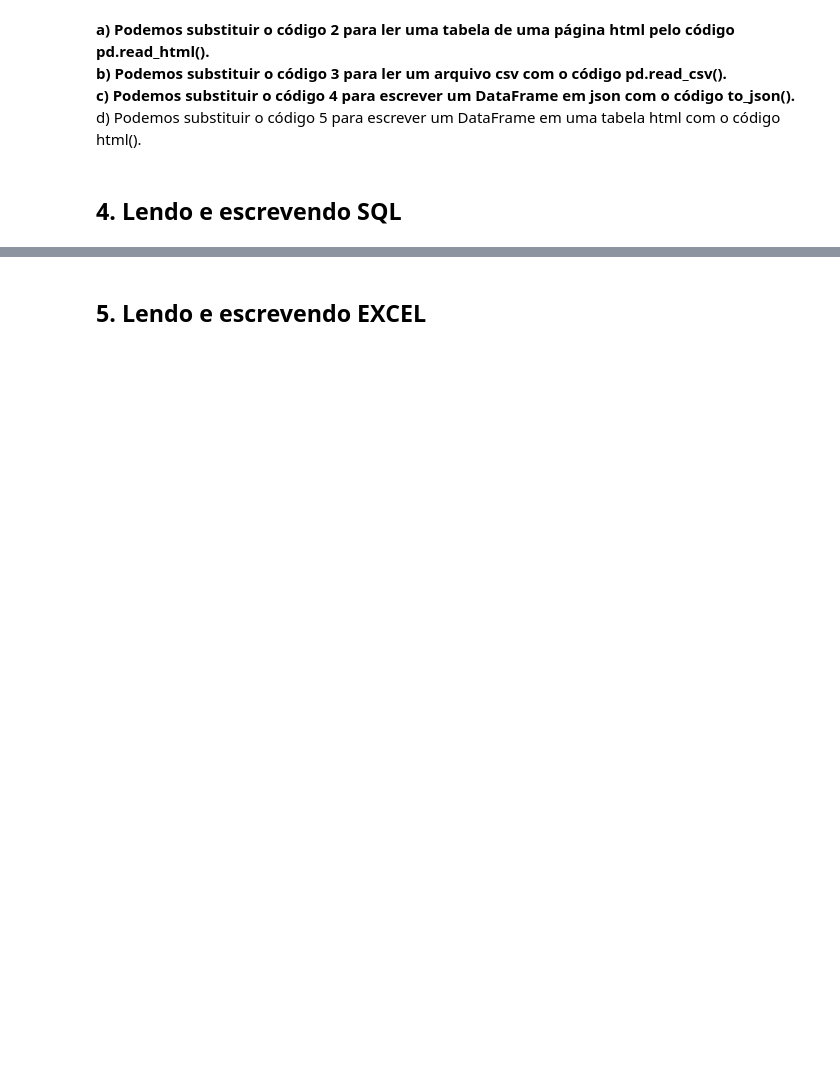
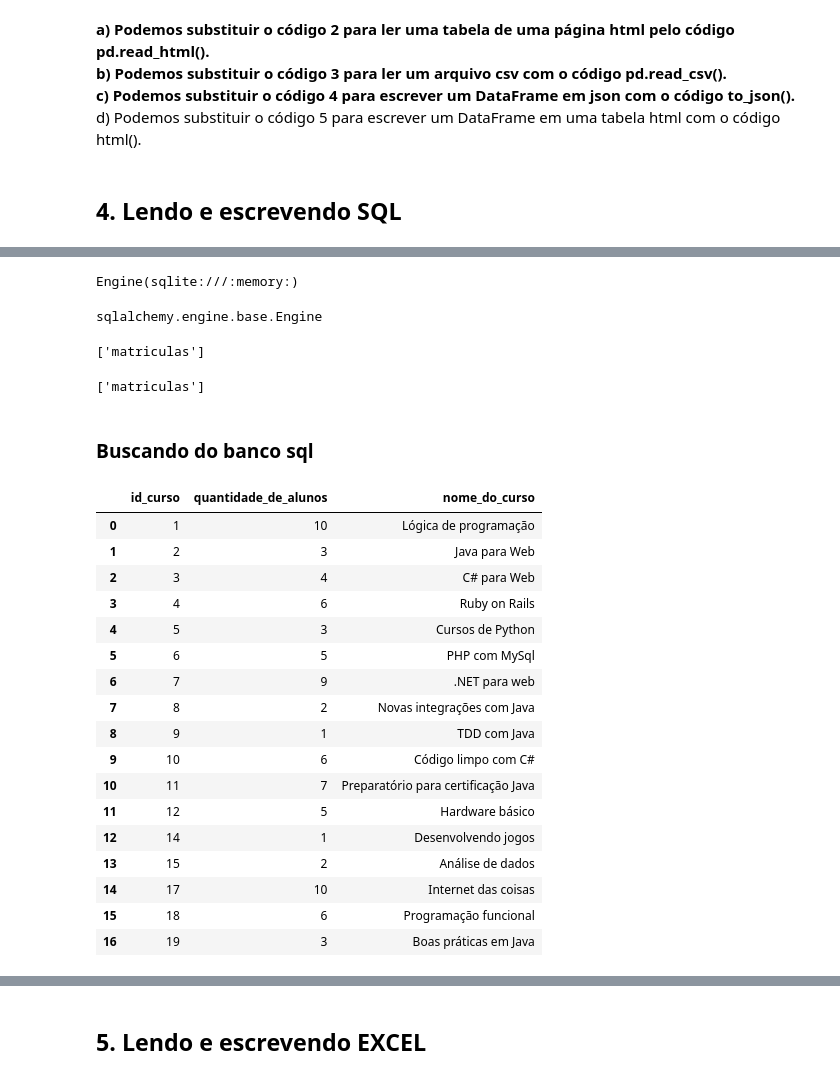
Before and after one commit to VinicusGB/cursos_data_science, a Jupyter notebook: 202201-ALURA-Formacao_Python_para_Data_Science/202202-ALURA-05_09-Pandas_Formatos_diferentes_de_entrada_e_saida/panda.ipynb, the cells around one changed output, grey strips where cells are left out. Cells and saved outputs as stored; diff of their text form; code cells hidden in the pictures; blank space fills up the shorter version.

```diff
--- a/202201-ALURA-Formacao_Python_para_Data_Science/202202-ALURA-05_09-Pandas_Formatos_diferentes_de_entrada_e_saida/panda.ipynb
+++ b/202201-ALURA-Formacao_Python_para_Data_Science/202202-ALURA-05_09-Pandas_Formatos_diferentes_de_entrada_e_saida/panda.ipynb
@@ -638,0 +640,10 @@ d) Podemos substituir o código 5 para escrever um DataFrame em uma tabela html
+# %%
+
+engine = create_engine('sqlite:///:memory:')
+engine
+# %% [output]
+Engine(sqlite:///:memory:)
+# %%
+type(engine)
+# %% [output]
+sqlalchemy.engine.base.Engine
@@ -638,0 +652,33 @@ d) Podemos substituir o código 5 para escrever um DataFrame em uma tabela html
+# %%
+inspector = inspect(engine) # criando um Inspector object
+print(inspector.get_table_names()) # Exibindo as tabelas com o inspecto
+# %% [output]
+['matriculas']
+# %%
+print(engine.table_names())
+# %% [output]
+['matriculas']
+# %% [markdown]
+### Buscando do banco sql
+# %%
+query = 'select * from matriculas where quantidade_de_alunos < 20'
+pd.read_sql(query, engine)
+# %% [output]
+|  | id_curso | quantidade_de_alunos | nome_do_curso |
+| 0 | 1 | 10 | Lógica de programação |
+| 1 | 2 | 3 | Java para Web |
+| 2 | 3 | 4 | C# para Web |
+| 3 | 4 | 6 | Ruby on Rails |
+| 4 | 5 | 3 | Cursos de Python |
+| 5 | 6 | 5 | PHP com MySql |
+| 6 | 7 | 9 | .NET para web |
+| 7 | 8 | 2 | Novas integrações com Java |
+| 8 | 9 | 1 | TDD com Java |
+| 9 | 10 | 6 | Código limpo com C# |
+| 10 | 11 | 7 | Preparatório para certificação Java |
+| 11 | 12 | 5 | Hardware básico |
+| 12 | 14 | 1 | Desenvolvendo jogos |
+| 13 | 15 | 2 | Análise de dados |
+| 14 | 17 | 10 | Internet das coisas |
+| 15 | 18 | 6 | Programação funcional |
+| 16 | 19 | 3 | Boas práticas em Java |
```
Also changed, not shown: parts of 51 cells of this notebook, 3 other files.
